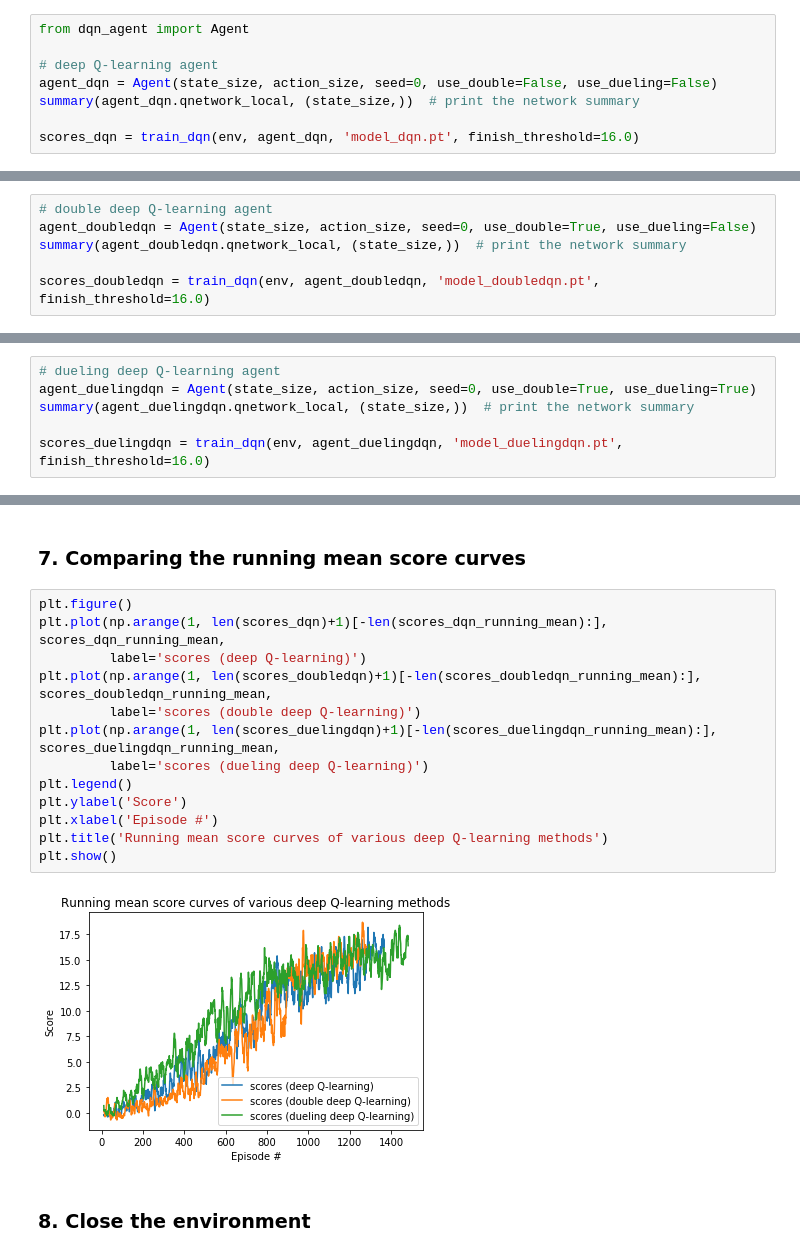
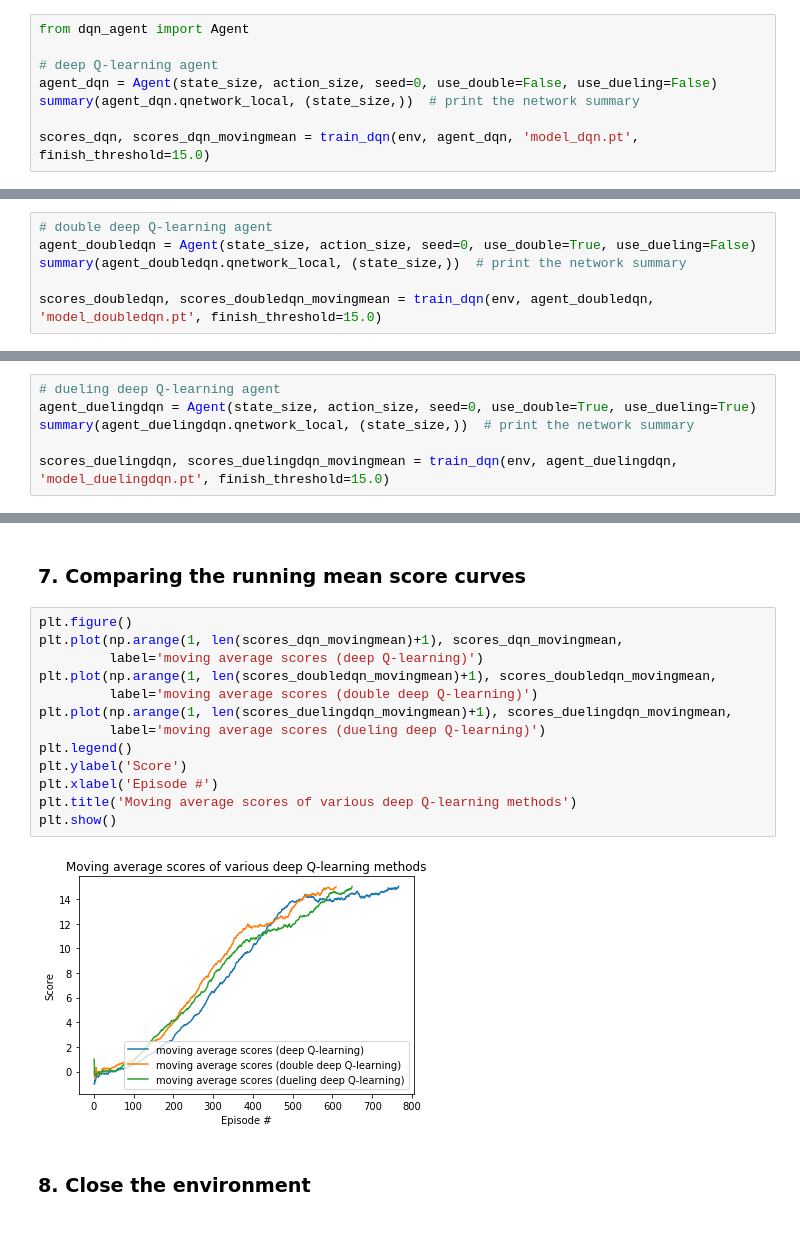
Before and after one commit to zhulingchen/deep-reinforcement-learning, a Jupyter notebook: p1_navigation/Navigation.ipynb, the cells around one changed output, grey strips where cells are left out. Cells and saved outputs as stored; diff of their text form.

Commit message:
update networks, training strategy as well as plot figures for deep Q-learning methods

```diff
--- a/p1_navigation/Navigation.ipynb
+++ b/p1_navigation/Navigation.ipynb
@@ -194,7 +201,7 @@ from dqn_agent import Agent
 agent_dqn = Agent(state_size, action_size, seed=0, use_double=False, use_dueling=False)
 summary(agent_dqn.qnetwork_local, (state_size,))  # print the network summary
 
-scores_dqn = train_dqn(env, agent_dqn, 'model_dqn.pt', finish_threshold=16.0)
+scores_dqn, scores_dqn_movingmean = train_dqn(env, agent_dqn, 'model_dqn.pt', finish_threshold=15.0)
 # %% [output]
 ----------------------------------------------------------------
         Layer (type)               Output Shape         Param #
@@ -271,7 +272,7 @@ Average score (after deep Q-learning): 16.35
 agent_doubledqn = Agent(state_size, action_size, seed=0, use_double=True, use_dueling=False)
 summary(agent_doubledqn.qnetwork_local, (state_size,))  # print the network summary
 
-scores_doubledqn = train_dqn(env, agent_doubledqn, 'model_doubledqn.pt', finish_threshold=16.0)
+scores_doubledqn, scores_doubledqn_movingmean = train_dqn(env, agent_doubledqn, 'model_doubledqn.pt', finish_threshold=15.0)
 # %% [output]
 ----------------------------------------------------------------
         Layer (type)               Output Shape         Param #
@@ -343,7 +343,7 @@ Average score (after double deep Q-learning): 17.0
 agent_duelingdqn = Agent(state_size, action_size, seed=0, use_double=True, use_dueling=True)
 summary(agent_duelingdqn.qnetwork_local, (state_size,))  # print the network summary
 
-scores_duelingdqn = train_dqn(env, agent_duelingdqn, 'model_duelingdqn.pt', finish_threshold=16.0)
+scores_duelingdqn, scores_duelingdqn_movingmean = train_dqn(env, agent_duelingdqn, 'model_duelingdqn.pt', finish_threshold=15.0)
 # %% [output]
 ----------------------------------------------------------------
         Layer (type)               Output Shape         Param #
@@ -410,19 +409,19 @@ Average score (after dueling deep Q-learning): 17.4
 ### 7. Comparing the running mean score curves
 # %%
 plt.figure()
-plt.plot(np.arange(1, len(scores_dqn)+1)[-len(scores_dqn_running_mean):], scores_dqn_running_mean,
-         label='scores (deep Q-learning)')
-plt.plot(np.arange(1, len(scores_doubledqn)+1)[-len(scores_doubledqn_running_mean):], scores_doubledqn_running_mean,
-         label='scores (double deep Q-learning)')
-plt.plot(np.arange(1, len(scores_duelingdqn)+1)[-len(scores_duelingdqn_running_mean):], scores_duelingdqn_running_mean,
-         label='scores (dueling deep Q-learning)')
+plt.plot(np.arange(1, len(scores_dqn_movingmean)+1), scores_dqn_movingmean,
+         label='moving average scores (deep Q-learning)')
+plt.plot(np.arange(1, len(scores_doubledqn_movingmean)+1), scores_doubledqn_movingmean,
+         label='moving average scores (double deep Q-learning)')
+plt.plot(np.arange(1, len(scores_duelingdqn_movingmean)+1), scores_duelingdqn_movingmean,
+         label='moving average scores (dueling deep Q-learning)')
 plt.legend()
 plt.ylabel('Score')
 plt.xlabel('Episode #')
-plt.title('Running mean score curves of various deep Q-learning methods')
+plt.title('Moving average scores of various deep Q-learning methods')
 plt.show()
 # %% [output]
-[figure, old version]
+[figure, new version]
 # %% [markdown]
 ### 8. Close the environment
 # %%
```
Also changed, not shown: parts of 13 cells of this notebook, 6 other files.
